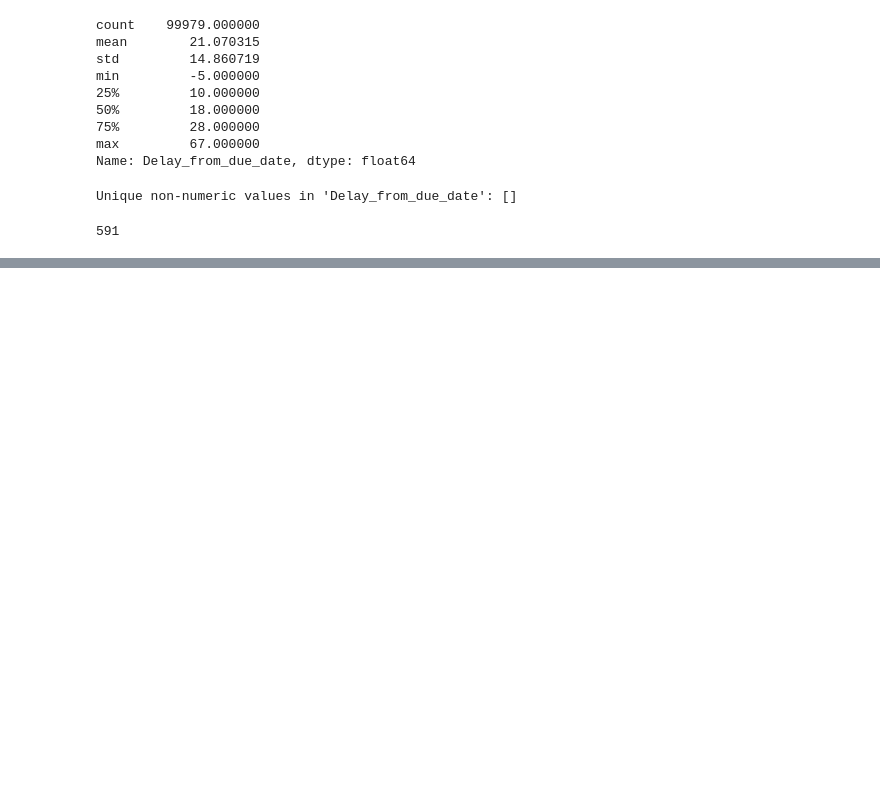
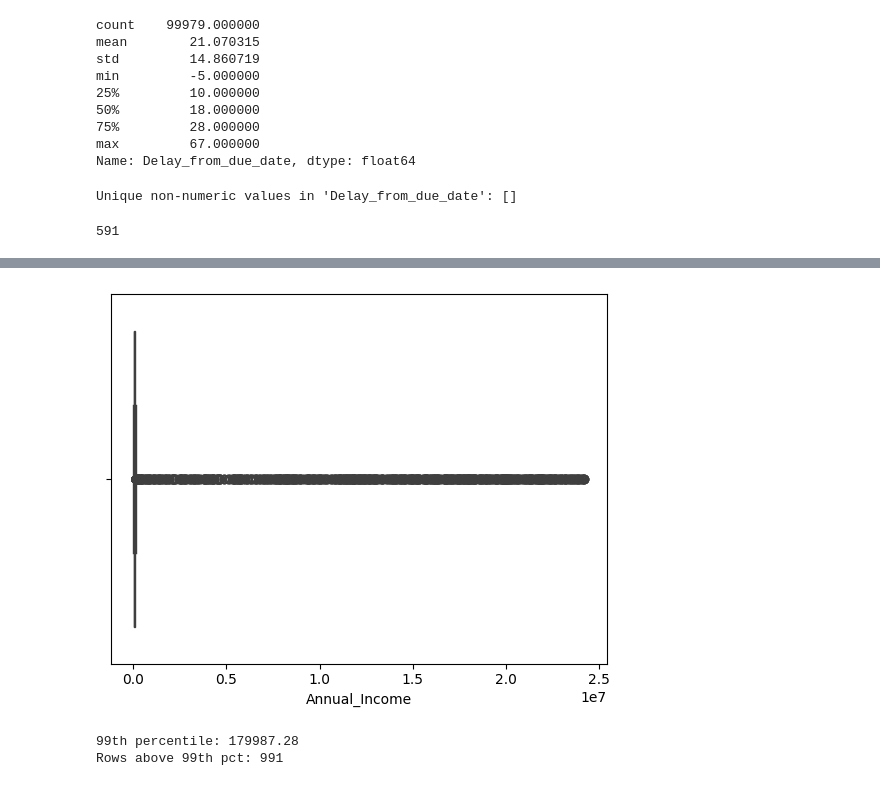
Before and after one commit to s24118-ui/ASI, a Jupyter notebook: Projekt_ASI.ipynb, the cells around one changed output, grey strips where cells are left out. Drawn from its saved outputs; the diff is of its cells as text; code cells hidden in the pictures; blank space fills up the shorter version.

```diff
--- a/Projekt_ASI.ipynb
+++ b/Projekt_ASI.ipynb
@@ -552,0 +590,5 @@ df.dropna(subset=['Delay_from_due_date'], inplace=True)
+# %%
+df['Annual_Income'] = df['Annual_Income'].astype(str).str.replace(r'[^\d.]', '', regex=True)
+df['Annual_Income'] = pd.to_numeric(df['Annual_Income'], errors='coerce')
+
+print(df['Annual_Income'].describe())
@@ -552,0 +605,13 @@ df.dropna(subset=['Delay_from_due_date'], inplace=True)
+# %%
+sns.boxplot(x=df['Annual_Income'])
+plt.show()
+# %% [output]
+[figure, added]
+# %%
+q99 = df['Annual_Income'].quantile(0.99)
+print(f"99th percentile: {q99:.2f}")
+weird_income = df[df['Annual_Income'] > q99]
+print(f"Rows above 99th pct: {len(weird_income)}")
+# %% [output]
+99th percentile: 179987.28
+Rows above 99th pct: 991
```
Also changed, not shown: parts of 103 cells of this notebook.
